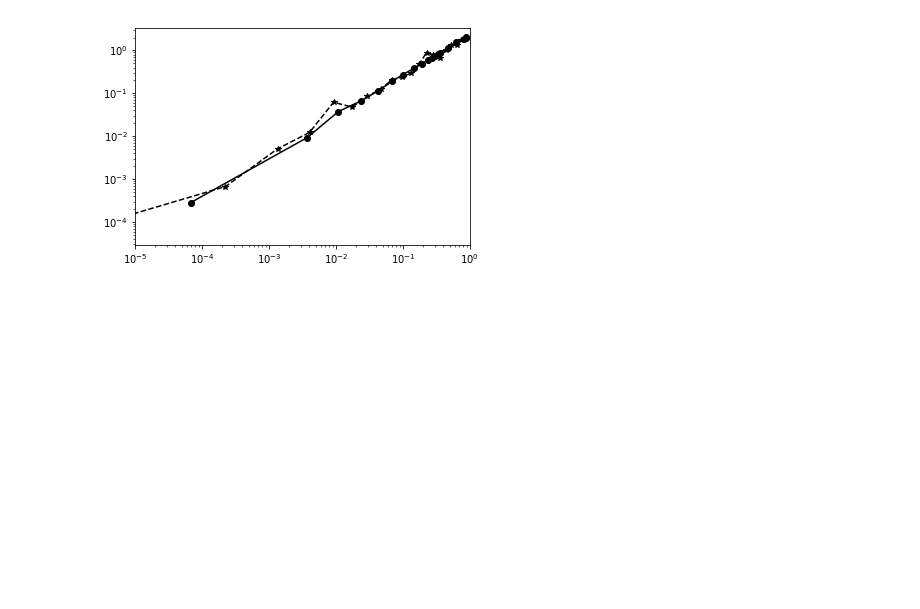
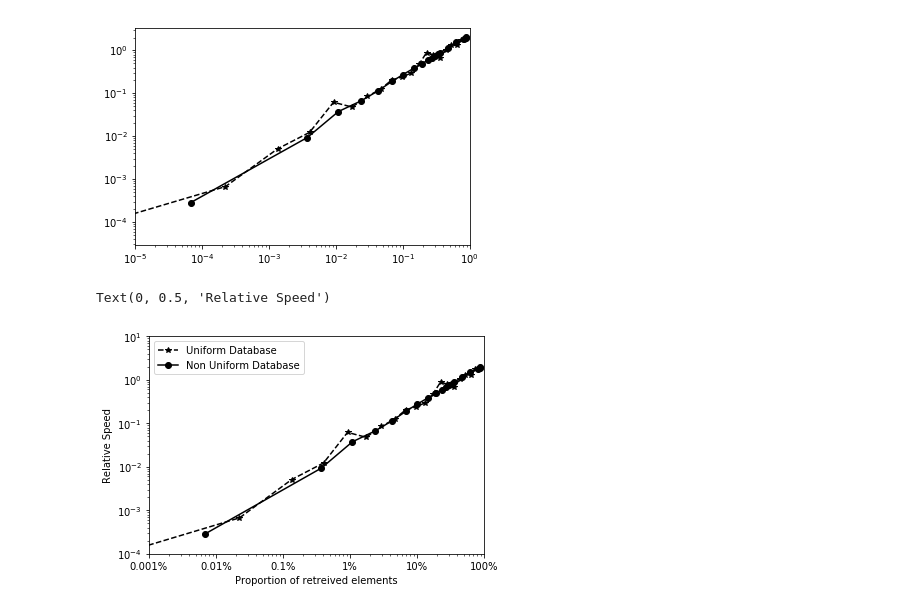
Before and after one commit to imark83/kvector, a Jupyter notebook: tex/pyFigs/Untitled.ipynb, the cells around one changed output. Cells and saved outputs as stored; diff of their text form; code cells hidden in the pictures; blank space fills up the shorter version.

```diff
--- a/tex/pyFigs/Untitled.ipynb
+++ b/tex/pyFigs/Untitled.ipynb
@@ -14,3 +14,25 @@ plt.xlim((1e-5,1))
 plt.show()
 # %% [output]
 [figure]
+# %%
+import matplotlib.pyplot as plt
+import numpy as np
+
+test1 = np.loadtxt("uniform.txt")
+test2 = np.loadtxt("tulips.txt")
+
+dim=3
+temp1=test1[(test1[:,0]==dim)]
+temp2=test2[(test2[:,0]==dim)]
+plt.loglog(temp1[::5,1]/1e7, temp1[::5,3]/temp1[::5,2], '--*k')
+plt.loglog(temp2[::5,1]/7990272, temp2[::5,3]/temp2[::5,2], '-ok')
+plt.legend(("Uniform Database","Non Uniform Database"))
+plt.xlim((1e-5,1))
+plt.ylim((1e-4,10))
+plt.xticks([1e-5,1e-4,1e-3,1e-2,1e-1,1],["0.001%","0.01%","0.1%","1%","10%","100%"])
+plt.xlabel("Proportion of retreived elements")
+plt.ylabel("Relative Speed")
+plt.ylabel("Relative Speed")
+# %% [output]
+Text(0, 0.5, 'Relative Speed')
+[figure, added]
```
Also changed, not shown: parts of 2 cells of this notebook, 5 other files.
